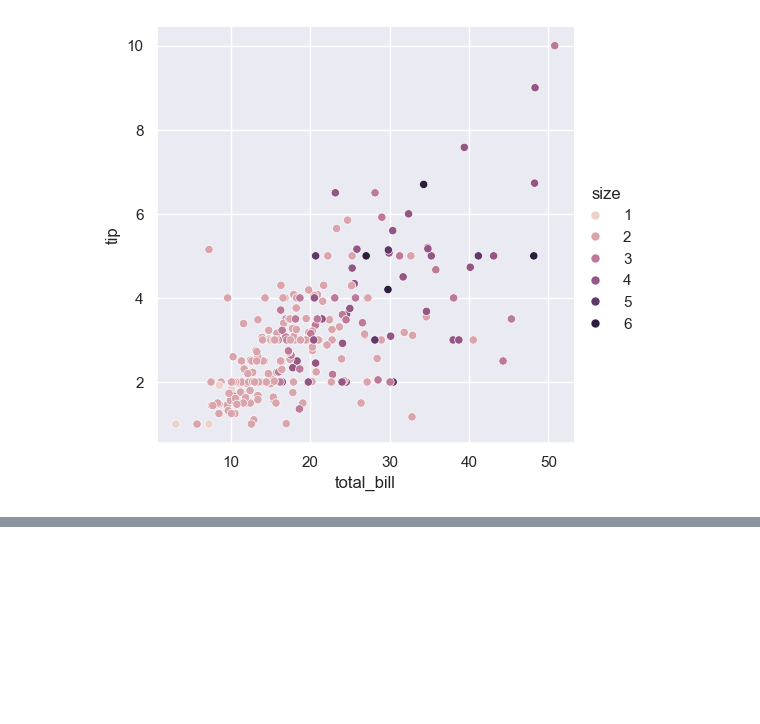
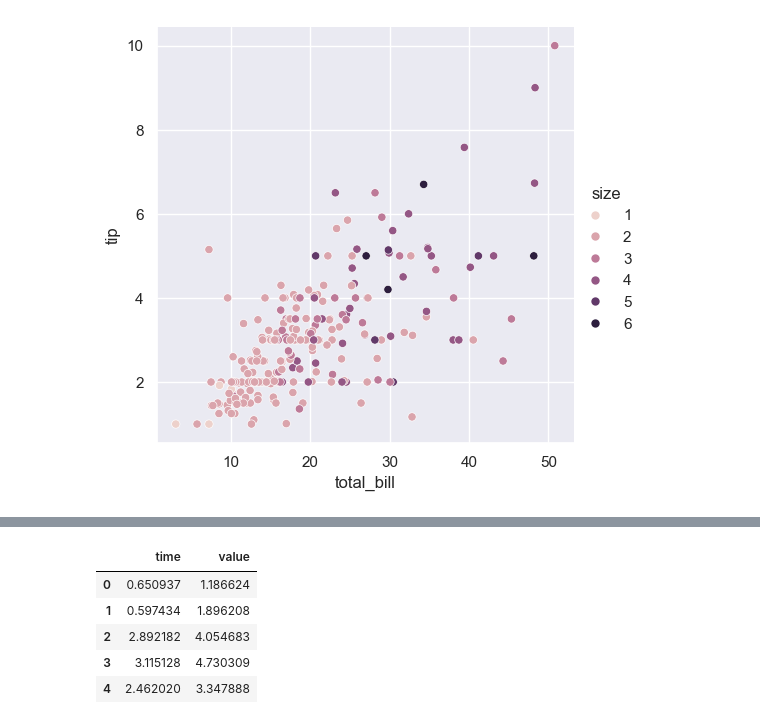
Before and after one commit to amitsingh2022/Data-Visualization-on-IPL, a Jupyter notebook: seaborn.ipynb, the cells around one changed output, grey strips where cells are left out. Saved outputs shown, nothing was run; the diff lists cells and outputs as text; code cells hidden in the pictures; blank space fills up the shorter version.

```diff
--- a/seaborn.ipynb
+++ b/seaborn.ipynb
@@ -55,0 +58,9 @@ sns.relplot (x = 'time', y = 'value', kind = 'line', data = df)
+# %%
+df.head()
+# %% [output]
+|  | time | value |
+| 0 | 0.650937 | 1.186624 |
+| 1 | 0.597434 | 1.896208 |
+| 2 | 2.892182 | 4.054683 |
+| 3 | 3.115128 | 4.730309 |
+| 4 | 2.462020 | 3.347888 |
```
Also changed, not shown: parts of 7 cells of this notebook.
